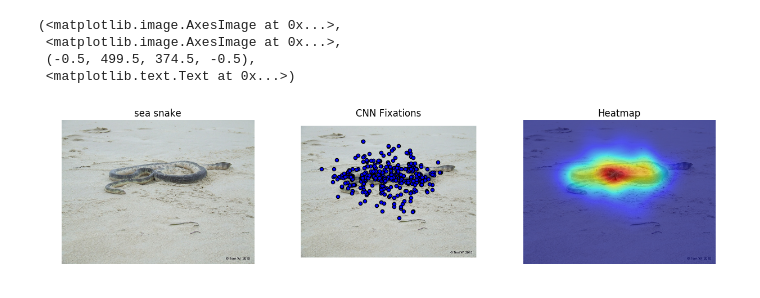
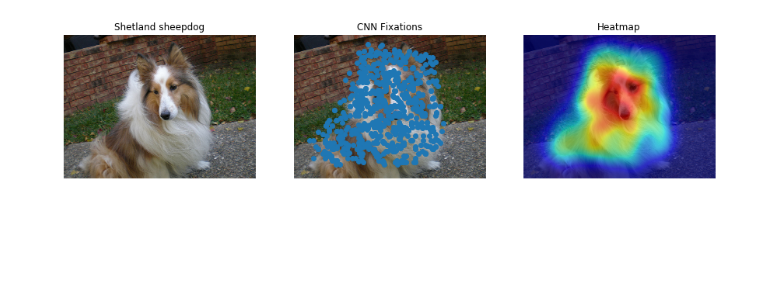
Before and after one commit to val-iisc/cnn-fixations, a Jupyter notebook: demo/demo_res101.ipynb, the cells around one changed output. Saved outputs shown, nothing was run; the diff lists cells and outputs as text; code cells hidden in the pictures; blank space fills up the shorter version.

```diff
--- a/demo/demo_res101.ipynb
+++ b/demo/demo_res101.ipynb
@@ -23,10 +16,20 @@ import math
 caffe.set_mode_gpu()
 caffe.set_device(0)
 
-# BGR mean values
-mean = np.array([103.939, 116.779, 123.68])
-
 net = caffe.Classifier('../models/resnet_101/deploy.prototxt','../models/resnet_101/ResNet-101-model.caffemodel',channel_swap=(2,1,0))
+layers = Fixations(net)
+# %%
+def resnet(points, inc, resFac):
+    points = layers.fc(points=points, layer='fc1000', prevLayer='pool5')
+    points = layers.pool(points=points, prevLayer='res5c', K=7, S=1)
+    blob_list = ['pool1', '2a', '2b', '2c', '3a', '3b1', '3b2', '3b3', '4a', '4b1', '4b2', '4b3', '4b4', '4b5', '4b6', '4b7', '4b8', '4b9',
+         '4b10', '4b11', '4b12', '4b13', '4b14', '4b15', '4b16', '4b17', '4b18', '4b19', '4b20', '4b21', '4b22', '5a', '5b', '5c']
+    for i in range(len(blob_list)-1,0,-1):
+                points = layers.res(points, blob_list[i], blob_list[i-1])
+    points = layers.pool(points=points, prevLayer='conv1',K=3, S=2)
+    points = layers.conv(points=points,  layer='conv1', prevLayer='data', K=7, S=2, P=3)
+    points = layers.data(points=points, inc=inc, resFac=resFac)
+    return points
 # %%
 #Member Fuctions
 
@@ -186,20 +146,9 @@ for cr in range(5):
-# %%
-#Visualization
-img = cv2.imread(img_path)
-b,g,r = cv2.split(img)
-img = cv2.merge((r,g,b))
-diag = math.sqrt(img.shape[0]**2 + img.shape[1]**2)*0.1
-values = np.reshape(np.asarray(map(int,output.strip().split())),[-1,2])
-selPoints = out_rem(values, diag)
-hm = heatmap(np.copy(img), selPoints)
-
-_, ax = plt.subplots(1,3,figsize=(15,5))
-ax[0].imshow(img),ax[0].axis('off'),ax[0].set_title(image_label)
-ax[1].imshow(img),ax[1].axis('off'),ax[1].scatter(selPoints[:,1],selPoints[:,0]),ax[1].set_title('CNN Fixations')
-ax[2].imshow(img),ax[2].imshow(hm, alpha=0.6),ax[2].axis('off'),ax[2].set_title('Heatmap')
-# %% [output]
-(<matplotlib.image.AxesImage at 0x...>,
- <matplotlib.image.AxesImage at 0x...>,
- (-0.5, 499.5, 374.5, -0.5),
- <matplotlib.text.Text at 0x...>)
-[figure, removed]
+# %%
+img_path = '../../data/ILSVRC_Validation/Images/ILSVRC2012_val_00000003.JPEG'
+img, offset, resFac, newSize = imgPreprocess(img_path=img_path)
+net.image_dims = newSize
+points, image_label = pred(net, img)
+points = resnet(points, offset, resFac)
+visualize(img_path, points, diag_percent=0.1, image_label=image_label)
+# %% [output]
+[figure, added]
```
Also changed, not shown: parts of 2 cells of this notebook, 10 other files.
